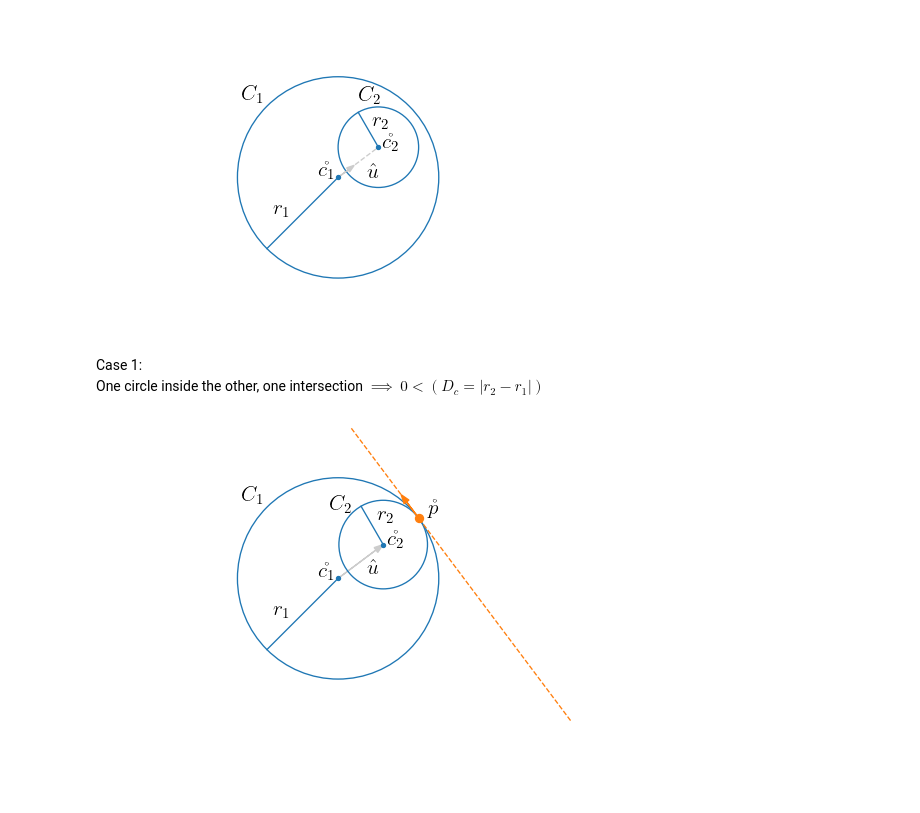
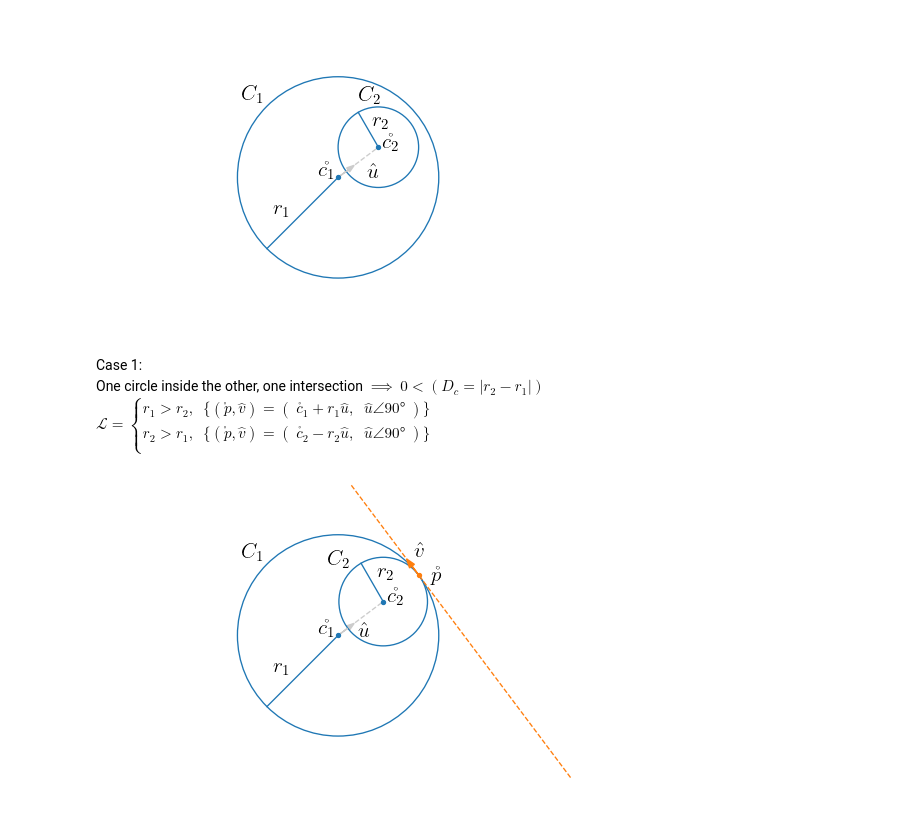
Before and after one commit to LeoKiepper/Exercicios, a Jupyter notebook: CircleCircleTangents/CircleCircleTangents.ipynb, the cells around one changed output. Drawn from its saved outputs; the diff is of its cells as text; code cells hidden in the pictures; blank space fills up the shorter version.

Commit message:
Cases 0, 1, degenerate, considered finished

```diff
--- a/CircleCircleTangents/CircleCircleTangents.ipynb
+++ b/CircleCircleTangents/CircleCircleTangents.ipynb
@@ -225,10 +226,6 @@ from numpy import append as A
 plt.rc('text',usetex=True)
 
 
-display(Latex(r"""
-Case 1:
-One circle inside the other, one intersection $\implies$ $0<(D_c=|r_2-r_1|)$
-"""))
 # Geometric parameters
 c1=np.array([4,3]); r1=5                            # Circle 1 definition
 C1=plt.Circle(c1,r1, fill=False, color='tab:blue')
@@ -242,7 +239,7 @@ Conversely, if r1<r2, P will be on the negative side of u
 u=(c2-c1)/norm(c2-c1)
 if r1>r2: p=c1+u*r1
 else: p=c2-u*r2
-v=[-u[1],u[0]]
+v=np.array([-u[1],u[0]])
 
 
 # Figure setup
@@ -258,12 +255,20 @@ ax1.get_xaxis().set_ticks([])
 ax1.get_yaxis().set_ticks([])
 
 # Drawings
+aux = r1*R.from_euler('z',5*np.pi/4).apply([1,0,0])
+aux2= (R.from_euler('z',np.pi/2).apply(aux))[0:2]; aux=aux[0:2]
+ax1.arrow(c1[0],c1[1],u[0],u[1],                        # u
+        head_width=0.25,color=(0.8,0.8,0.8),
+        length_includes_head=True)
+ax1.annotate(r'$ \hat{u} $',                            # u label
+        xy=c1+u*0.5*norm(c2-c1)+aux2*0.05, xycoords='data',
+        fontsize=16, ha ='center', va='top')
+ax1.plot([c1[0],c2[0]],[c1[1],c2[1]],                   # Center line
+        color=(0.8,0.8,0.8),linestyle='--',linewidth=1)
 ax1.plot(c1[0],c1[1],'o',color='tab:blue',ms=3)         # Center point c1
 ax1.annotate(r'$ \mathring{c_1} $', xy=c1+[-0.6,0.8],   # Center point c1 label
         xycoords='data', fontsize=16,
         ha ='center', va='top')
-aux = r1*R.from_euler('z',5*np.pi/4).apply([1,0,0])
-aux2= (R.from_euler('z',np.pi/2).apply(aux))[0:2]; aux=aux[0:2]
 ax1.plot([c1[0],c1[0]+aux[0]],[c1[1],c1[1]+aux[1]],     # Radius line r1
         color='tab:blue',linewidth=1)
 ax1.annotate(r'$ r_1 $',                                # Radius line r1 label
@@ -275,42 +280,54 @@ ax1.annotate(r'$ \mathring{c_2} $', xy=c2+[0.6,0],      # Center point c2 label
         xycoords='data', fontsize=16,
         ha ='center', va='baseline')
 aux = r2*R.from_euler('z',2*np.pi/3).apply([1,0,0])
 aux2= (R.from_euler('z',np.pi/2).apply(aux))[0:2]; aux=aux[0:2]
 ax1.plot([c2[0],c2[0]+aux[0]],[c2[1],c2[1]+aux[1]],     # Radius line r2
         color='tab:blue',linewidth=1)
 ax1.annotate(r'$ r_2 $',                                # Radius line r2 label
         xy=c2+0.6*aux-0.4*aux2,
         xycoords='data', fontsize=16, ha ='center', va='center_baseline')
-aux = c2-c1
+aux = u
 aux2= (R.from_euler('z',-np.pi/2).apply(A(aux,0)))[0:2]
-ax1.arrow(c1[0],c1[1],(c2-c1)[0],(c2-c1)[1],            # u
-        head_width=0.3,color=(0.8,0.8,0.8),
-        length_includes_head=True)
-ax1.annotate(r'$ \hat{u} $', xy=c1+aux*0.7+aux2*0.1,    # u label
-        xycoords='data', fontsize=16,
-        ha ='center', va='top')
 ax1.add_patch(C1)                                       # Circle 1
 ax1.annotate(r'$ C_1 $',                                # Circle 1 label
         xy=np.array([np.cos(3*np.pi/4),np.sin(3*np.pi/4)])*r1*1.2+c1,
         xycoords='data', fontsize=16, ha ='center', va='center_baseline')
 ax1.add_patch(C2)                                       # Circle 2
 ax1.annotate(r'$ C_2 $',                                # Circle 2 label
-        xy=np.array([np.cos(3*np.pi/4),np.sin(3*np.pi/4)])*r2*1.35+c2,
+        xy=np.array([np.cos(3*np.pi/4),np.sin(3*np.pi/4)])*r2*1.4+c2,
         xycoords='data', fontsize=16, ha ='center', va='center_baseline')
 
-ax1.plot(p[0],p[1],'o',color='tab:orange')              # p
+ax1.plot(p[0],p[1],'o',color='tab:orange',ms=3)         # p
 ax1.annotate(r'$ \mathring{p} $',                       # p label
-        xy=p+u*1,
+        xy=p+0.8*u-0.5*v,
         xycoords='data', fontsize=16,
         ha ='center', va='center_baseline')
 ax1.arrow(p[0],p[1],v[0],v[1],                          # v
-        head_width=0.3,color='tab:orange')
+        head_width=0.3,color='tab:orange',
+        length_includes_head=True)
+ax1.annotate(r'$ \hat{v} $',                            # v label
+        xy=p+0.8*u+1*v,
+        xycoords='data', fontsize=16,
+        ha ='center', va='center_baseline')
 ax1.plot([p[0]+8*v[0],p[0]-15*v[0]],                    # Tangent line
         [p[1]+8*v[1],p[1]-15*v[1]],
         color='tab:orange',linestyle='--', linewidth=1)
 
+display(Latex(r"""
+Case 1:
+One circle inside the other, one intersection $\implies$ $0<(D_c=|r_2-r_1|)$
+
+$\mathcal{L}=\begin{cases}
+        r_1>r_2, & \{ \left(\mathring{p},\hat{v}\right) = \left(\; \mathring{c_1} + r_1 \hat{u},\;\;  \hat{u} \angle 90° \;\right) \} \\
+        r_2>r_1, & \{ \left(\mathring{p},\hat{v}\right) = \left(\; \mathring{c_2} - r_2 \hat{u},\;\;  \hat{u} \angle 90° \;\right) \} \\
+\end{cases}$"""))
+
 plt.show(fig1)
 # %% [output]
 Case 1:
 One circle inside the other, one intersection $\implies$ $0<(D_c=|r_2-r_1|)$
+$\mathcal{L}=\begin{cases}
+        r_1>r_2, & \{ \left(\mathring{p},\hat{v}\right) = \left(\; \mathring{c_1} + r_1 \hat{u},\;\;  \hat{u} \angle 90° \;\right) \} \\
+        r_2>r_1, & \{ \left(\mathring{p},\hat{v}\right) = \left(\; \mathring{c_2} - r_2 \hat{u},\;\;  \hat{u} \angle 90° \;\right) \} \\
+\end{cases}$
-[figure, old version]
+[figure, new version]
```
Also changed, not shown: parts of 2 cells of this notebook.
